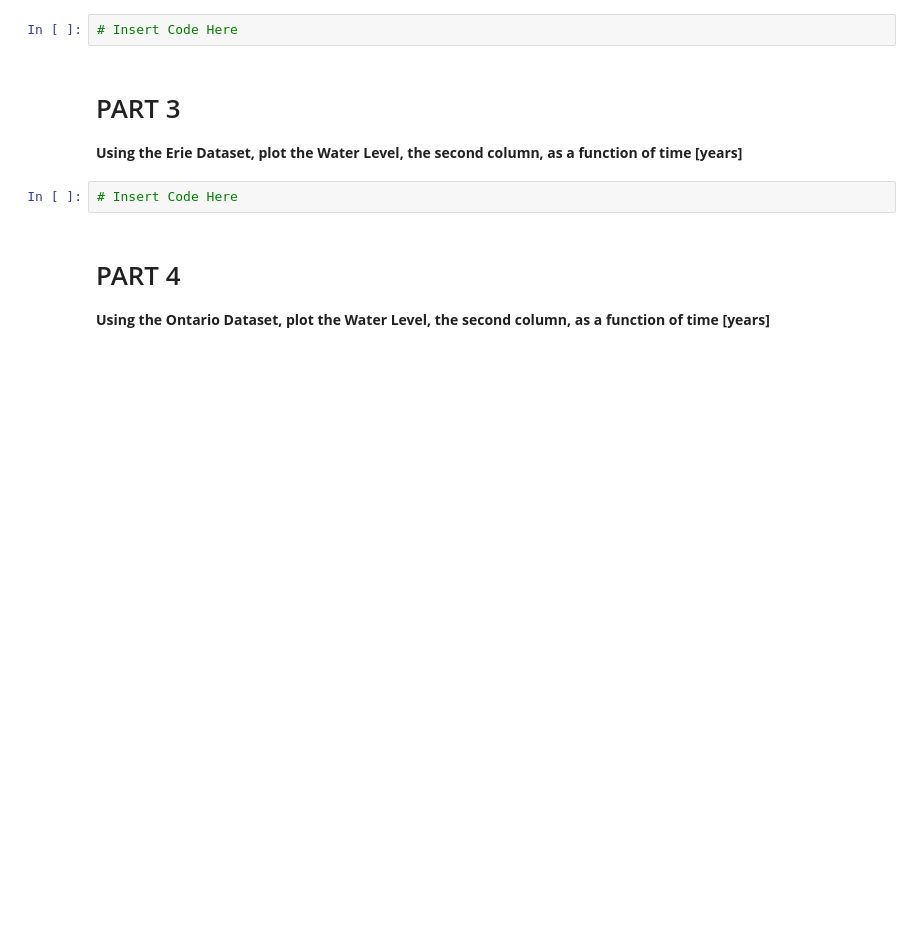
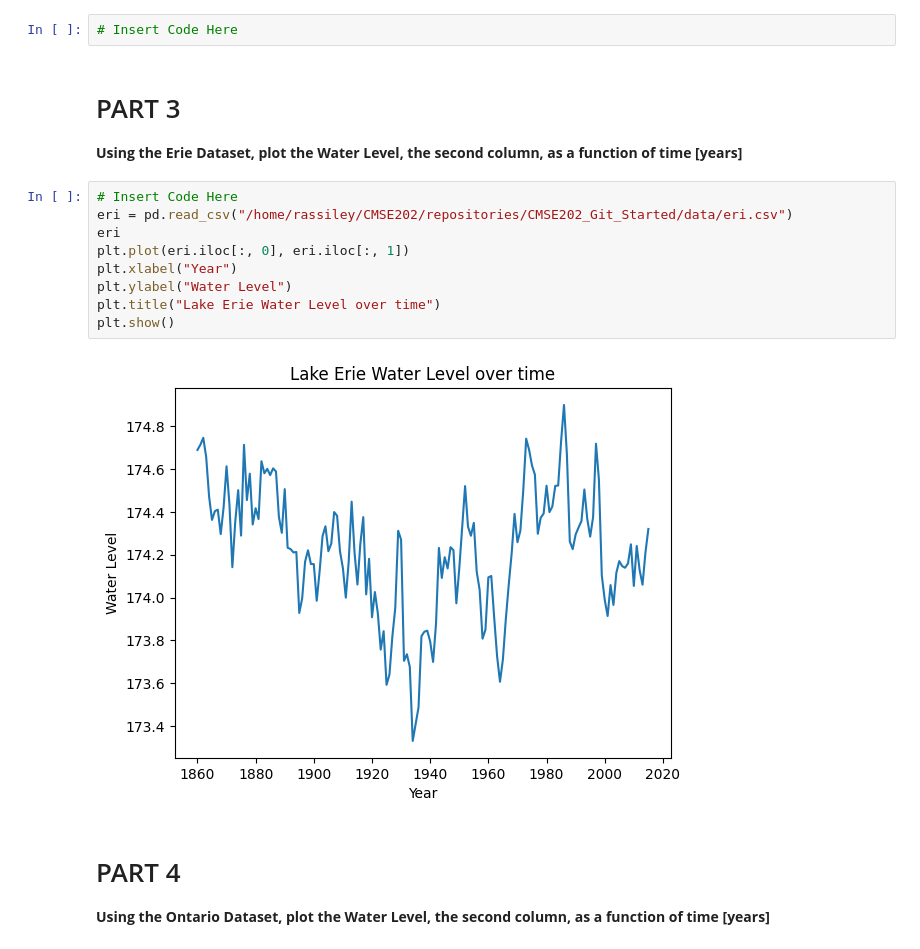
Before and after one commit to m1kelgood/CMSE202_Git_Started, a Jupyter notebook: Great_Lakes_and_Grand_River.ipynb, the cells around one changed output. Cells and saved outputs as stored; diff of their text form; blank space fills up the shorter version.

```diff
--- a/Great_Lakes_and_Grand_River.ipynb
+++ b/Great_Lakes_and_Grand_River.ipynb
@@ -49,8 +49,17 @@ plt.show()
 # PART 3
 
 **Using the Erie Dataset, plot the Water Level, the second column, as a function of time [years]**
-# %%
-# Insert Code Here
+# %%
+# Insert Code Here
+eri = pd.read_csv("/home/rassiley/CMSE202/repositories/CMSE202_Git_Started/data/eri.csv")
+eri
+plt.plot(eri.iloc[:, 0], eri.iloc[:, 1])
+plt.xlabel("Year")
+plt.ylabel("Water Level")
+plt.title("Lake Erie Water Level over time")
+plt.show()
+# %% [output]
+[figure, added]
 # %% [markdown]
 # PART 4
 
```
